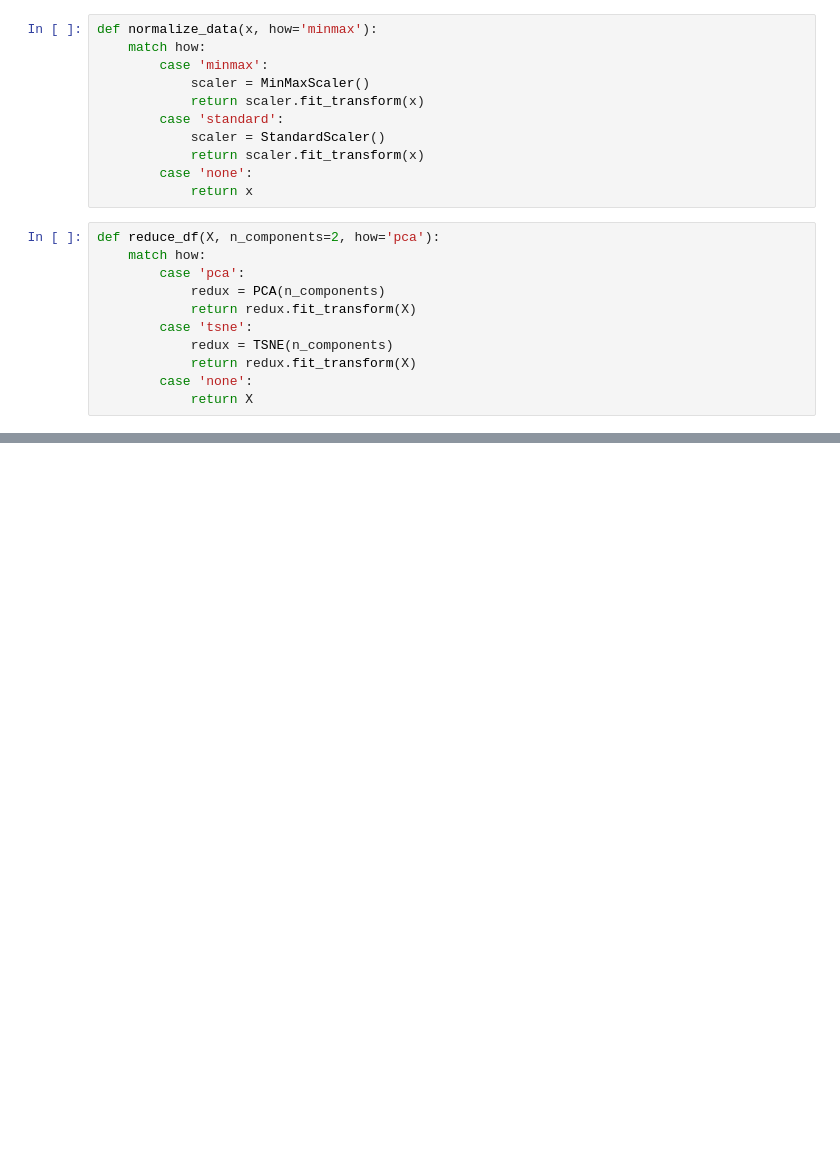
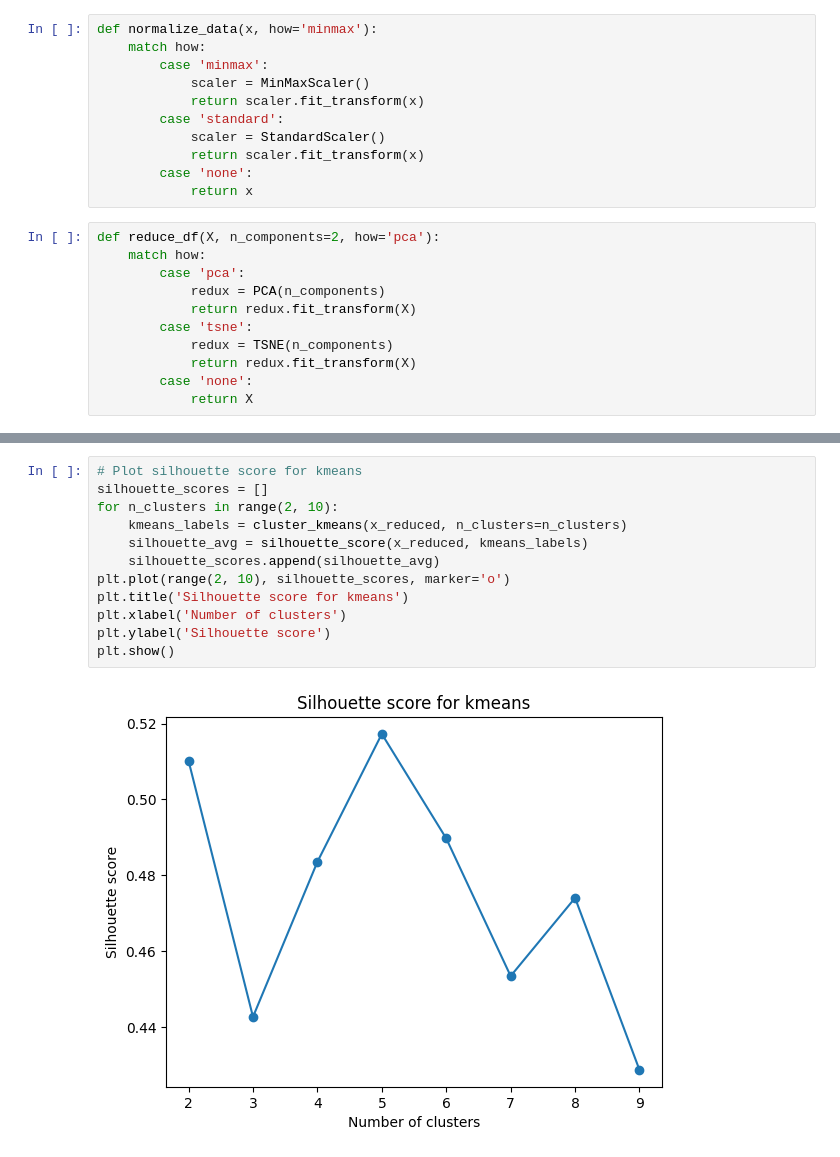
Before and after one commit to oscariolo/FinalMachineLearning, a Jupyter notebook: source/models/clustering.ipynb, the cells around one changed output, grey strips where cells are left out. Drawn from its saved outputs; the diff is of its cells as text; blank space fills up the shorter version.

```diff
--- a/source/models/clustering.ipynb
+++ b/source/models/clustering.ipynb
@@ -66,2 +77,16 @@ plt.show()
+# %%
+# Plot silhouette score for kmeans
+silhouette_scores = []
+for n_clusters in range(2, 10):
+    kmeans_labels = cluster_kmeans(x_reduced, n_clusters=n_clusters)
+    silhouette_avg = silhouette_score(x_reduced, kmeans_labels)
+    silhouette_scores.append(silhouette_avg)
+plt.plot(range(2, 10), silhouette_scores, marker='o')
+plt.title('Silhouette score for kmeans')
+plt.xlabel('Number of clusters')
+plt.ylabel('Silhouette score')
+plt.show()
+# %% [output]
+[figure, added]
 # %%
 # Clusterize using KMeans
```
Also changed, not shown: parts of 12 cells of this notebook.
